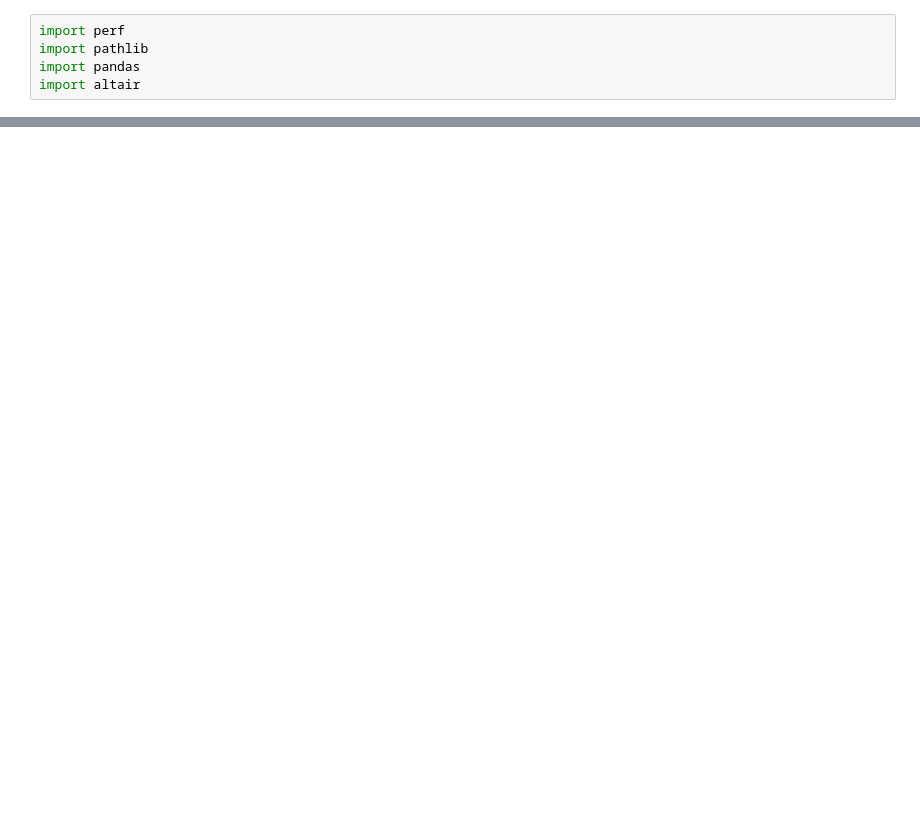
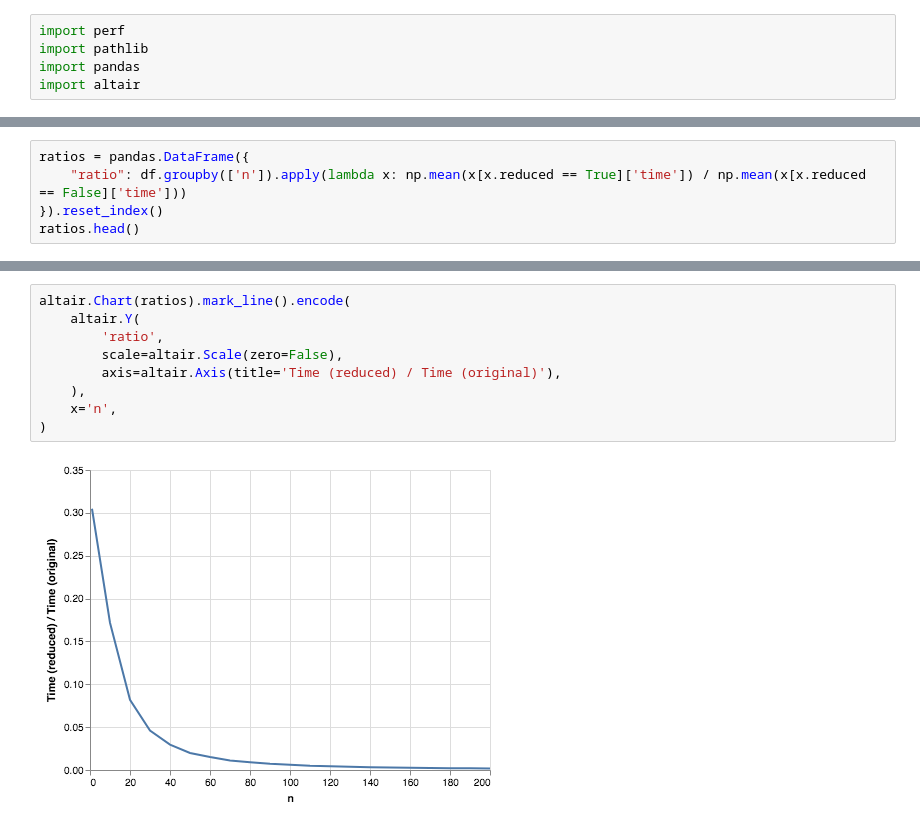
Before and after one commit to Quansight-Labs/uarray-docs, a Jupyter notebook: benchmarks/Make Graph.ipynb, the cells around one changed output, grey strips where cells are left out. Cells and saved outputs as stored; diff of their text form; blank space fills up the shorter version.

```diff
--- a/benchmarks/Make Graph.ipynb
+++ b/benchmarks/Make Graph.ipynb
@@ -65,0 +88,5 @@ points
+# %%
+ratios = pandas.DataFrame({
+    "ratio": df.groupby(['n']).apply(lambda x: np.mean(x[x.reduced == True]['time']) / np.mean(x[x.reduced == False]['time']))
+}).reset_index()
+ratios.head()
@@ -65,0 +100,11 @@ points
+# %%
+altair.Chart(ratios).mark_line().encode(
+    altair.Y(
+        'ratio',
+        scale=altair.Scale(zero=False),
+        axis=altair.Axis(title='Time (reduced) / Time (original)'),
+    ),
+    x='n',
+)
+# %% [output]
+[figure, added]
```
Also changed, not shown: parts of 9 cells of this notebook, 4 other files.
